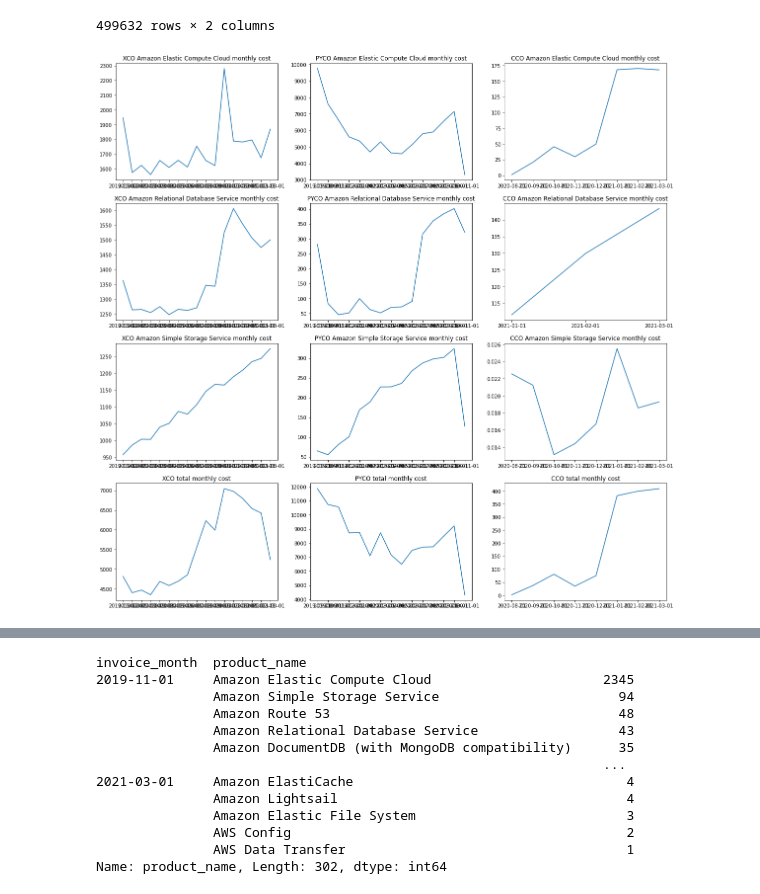
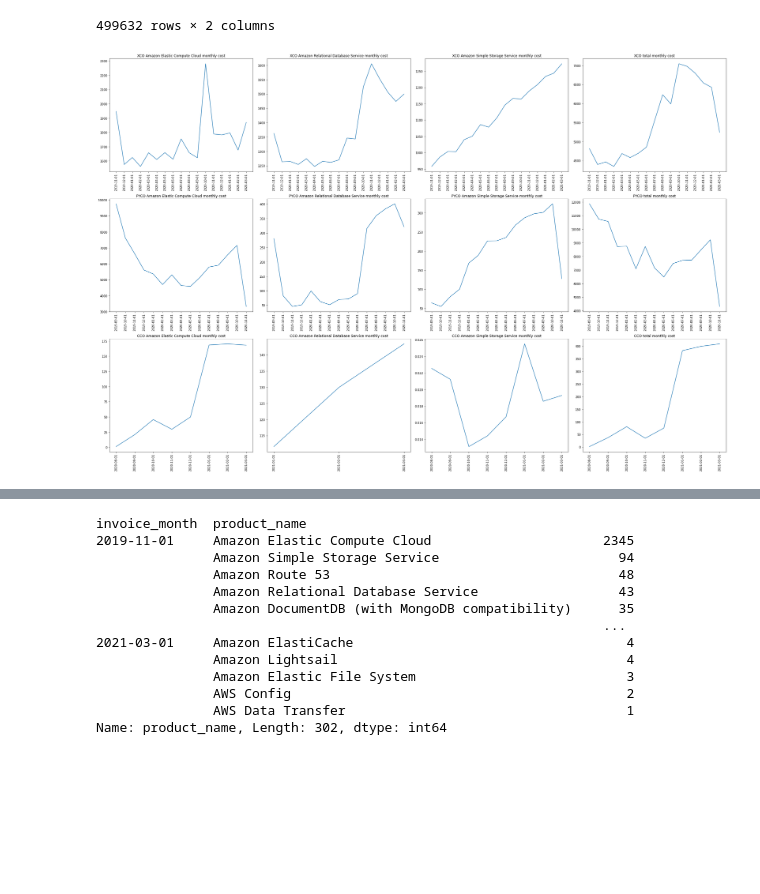
Before and after one commit to texasfight/ME379M_Hackathon, a Jupyter notebook: Notebooks/Irvin EDA.ipynb, the cells around one changed output, grey strips where cells are left out. Saved outputs shown, nothing was run; the diff lists cells and outputs as text; code cells hidden in the pictures; blank space fills up the shorter version.

Commit message:
Added some more options for the graphics and added a way to get the X biggest hitters at the end of the notebook

```diff
--- a/Notebooks/Irvin EDA.ipynb
+++ b/Notebooks/Irvin EDA.ipynb
@@ -180,27 +180,27 @@ def plot_hitters(df_list, company, product):
 # %%
 top_hitters = ["Amazon Elastic Compute Cloud", "Amazon Relational Database Service", "Amazon Simple Storage Service"]
 company_dfs = [dfXCO, dfPYCO, dfCCO]
 company_names = ["XCO", "PYCO", "CCO"]
 
 final_df_list = []
-fig, ax = plt.subplots(4,3, figsize=(20,20))
-for hitter in range(len(top_hitters)):
+fig, ax = plt.subplots(3,4, figsize=(30,20))
+for index in range(len(company_names)):
     inter_list = []
 
-    for index in range(len(company_names)):
+    for hitter in range(len(top_hitters)):
         new_monthly_df = hitter_monthly(company_dfs[index], top_hitters[hitter])
-        ax[hitter][index].plot(new_monthly_df)
-        ax[hitter][index].set_title(str(company_names[index]) + " " + str(top_hitters[hitter]) + " monthly cost")
+        ax[index][hitter].plot(new_monthly_df)
+        ax[index][hitter].set_title(str(company_names[index]) + " " + str(top_hitters[hitter]) + " monthly cost")
+        ax[index][hitter].tick_params("x", rotation=90)
         inter_list.append(new_monthly_df)
 
     final_df_list.append(inter_list)
+    agg_df = time_cost_agg(company_dfs[index])
+    ax[index][3].plot(agg_df)
+    ax[index][3].set_title(str(company_names[index]) + " total monthly cost")
+    ax[index][3].tick_params("x", rotation=90)
 
-
-for index in range(len(company_names)):
-    agg_df = time_cost_agg(company_dfs[index])
-    ax[3][index].plot(agg_df)
-    ax[3][index].set_title(str(company_names[index]) + " total monthly cost")
-
+fig.tight_layout()
 fig.savefig(r".\graphs.png")
 # %% [output]
-[figure, old version]
+[figure, new version]
```
Also changed, not shown: parts of 1 cell of this notebook, 2 other files.
